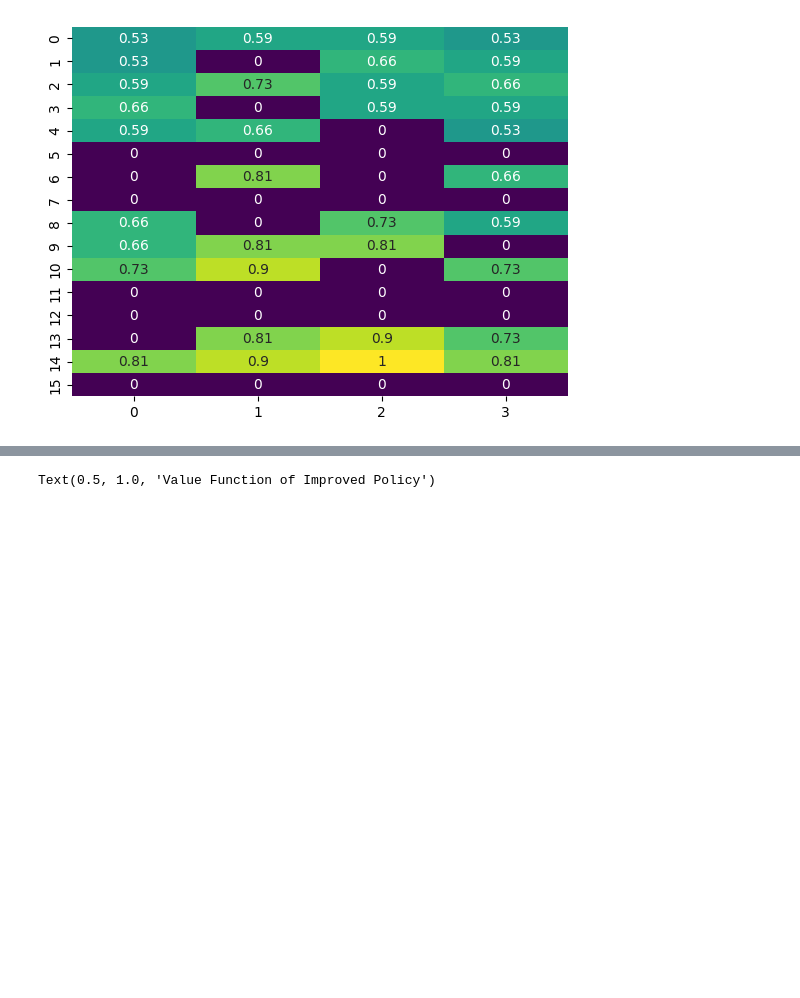
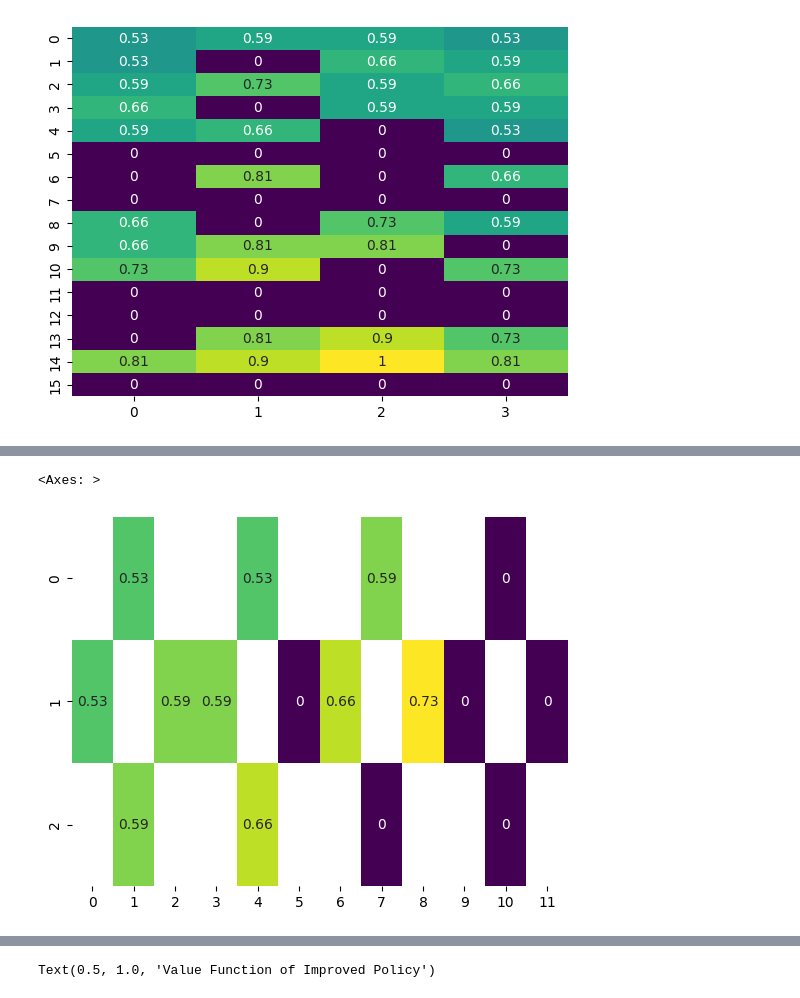
Before and after one commit to mikelgda/rl-projects, a Jupyter notebook: test.ipynb, the cells around one changed output, grey strips where cells are left out. Cells and saved outputs as stored; diff of their text form; code cells hidden in the pictures; blank space fills up the shorter version.

```diff
--- a/test.ipynb
+++ b/test.ipynb
@@ -45,0 +74,14 @@ sns.heatmap(optimal_Q, annot=True, cmap="viridis", cbar=False)
+# %%
+rows = [[] for _ in range(4)]
+for i, actions in enumerate(optimal_Q):
+    current_row = i % 4
+    print(actions, current_row)
+    action_block = np.array([None] * 9).reshape(3,3)
+    action_block[0, 1] = actions[3]
+    action_block[1, 0] = actions[0]
+    action_block[1, 2] = actions[2]
+    action_block[2, 1] = actions[1]
+    action_block = action_block.astype(float)
+    rows[current_row].append(action_block)
+
+board = np.concatenate([np.concatenate(row).T for row in rows])
@@ -45,0 +105,5 @@ sns.heatmap(optimal_Q, annot=True, cmap="viridis", cbar=False)
+# %%
+sns.heatmap(np.concatenate(rows[0], axis=1), annot=True, cmap="viridis", cbar=False)
+# %% [output]
+<Axes: >
+[figure, added]
```
Also changed, not shown: parts of 8 cells of this notebook, 7 other files.
